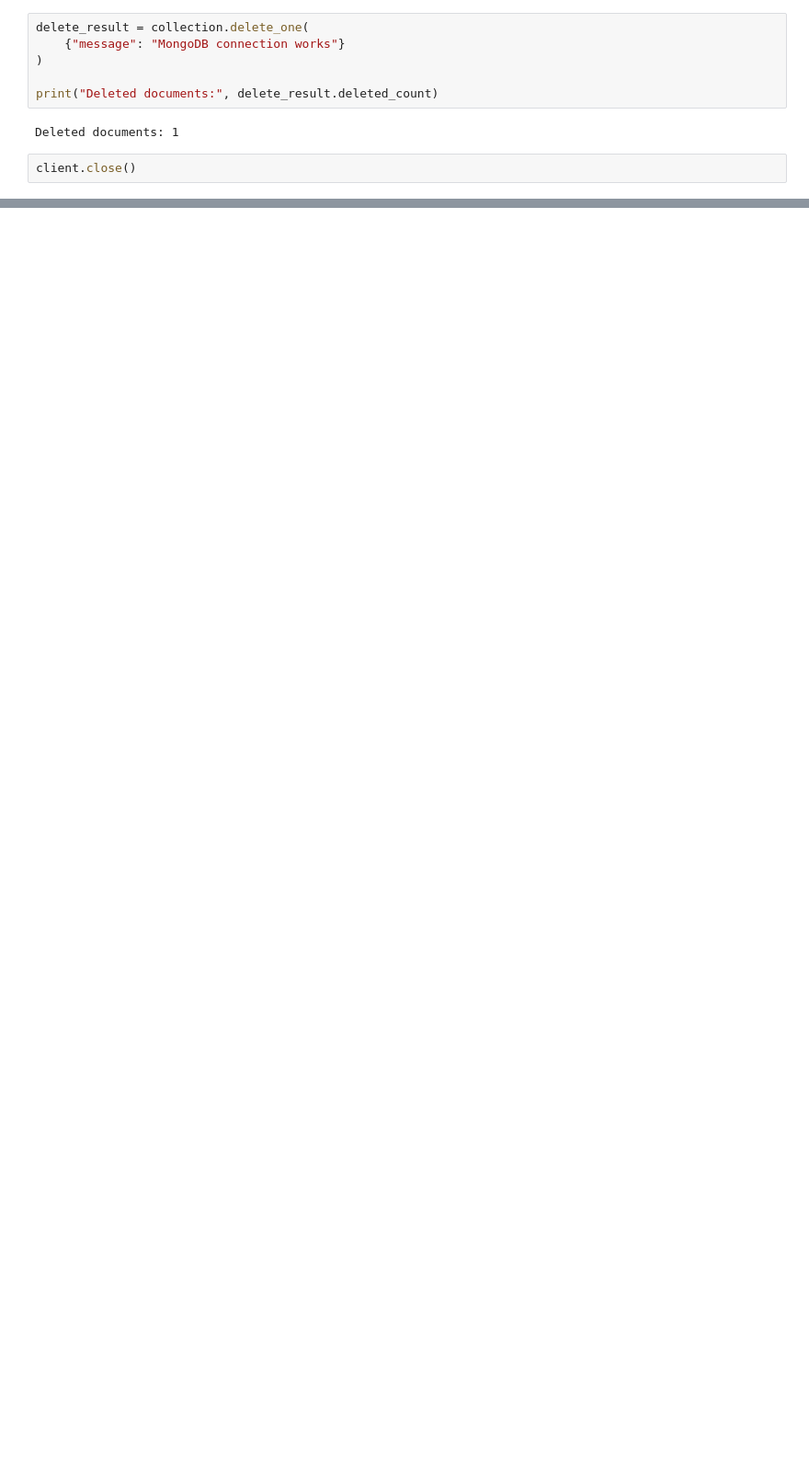
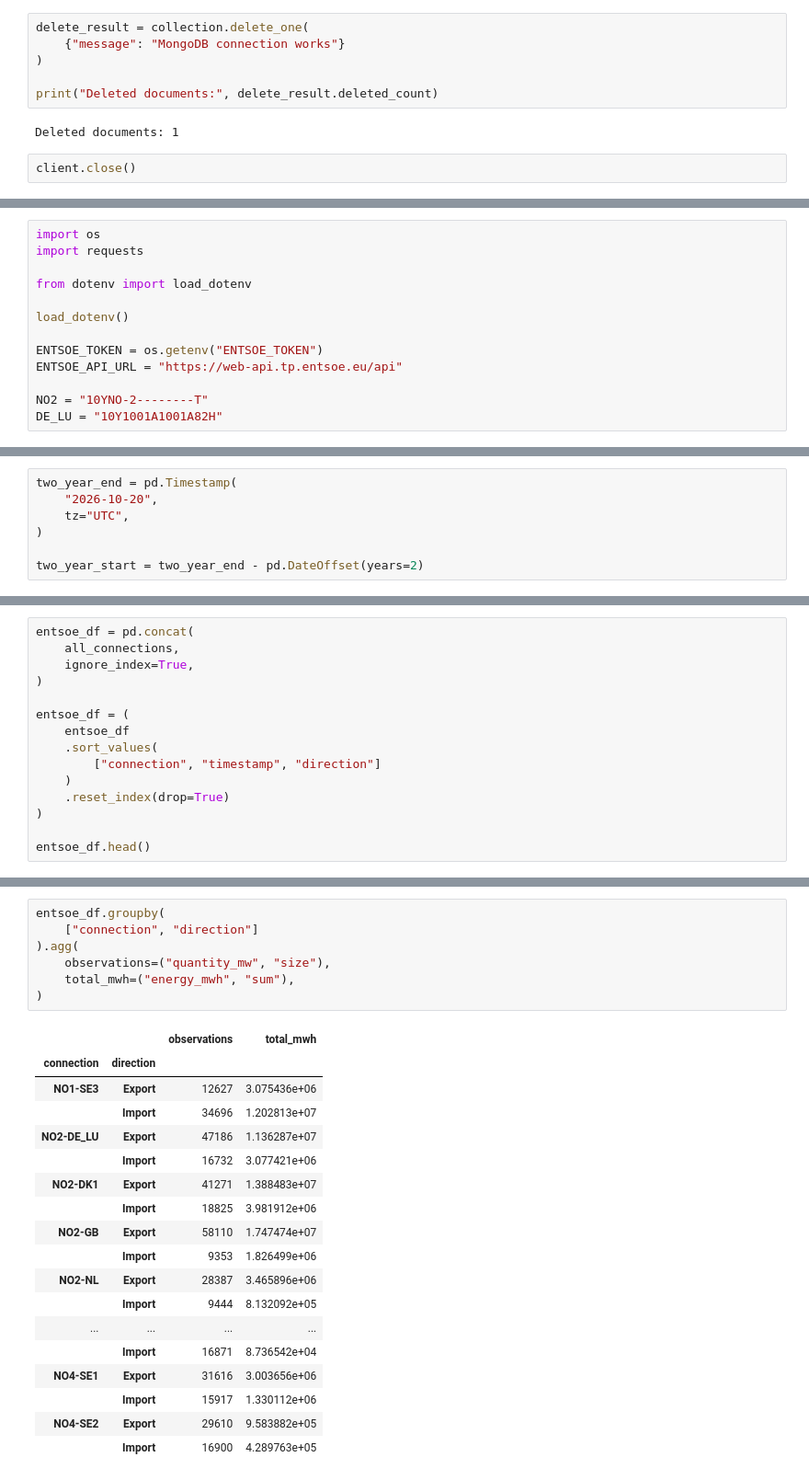
Before and after one commit to VasiliiAnderson/ind320-project, a Jupyter notebook: notebooks/compulsory_2.ipynb, the cells around one changed output, grey strips where cells are left out. Shown at 92% size. Drawn from its saved outputs; the diff is of its cells as text; blank space fills up the shorter version.

Commit message:
Add ENTSO-E data workflow and Spark dependencies

```diff
--- a/notebooks/compulsory_2.ipynb
+++ b/notebooks/compulsory_2.ipynb
@@ -296,0 +297,13 @@ client.close()
+# %%
+import os
+import requests
+
+from dotenv import load_dotenv
+
+load_dotenv()
+
+ENTSOE_TOKEN = os.getenv("ENTSOE_TOKEN")
+ENTSOE_API_URL = "https://web-api.tp.entsoe.eu/api"
+
+NO2 = "10YNO-2--------T"
+DE_LU = "10Y1001A1001A82H"
@@ -296,0 +681,7 @@ client.close()
+# %%
+two_year_end = pd.Timestamp(
+    "2026-10-20",
+    tz="UTC",
+)
+
+two_year_start = two_year_end - pd.DateOffset(years=2)
@@ -296,0 +783,15 @@ client.close()
+# %%
+entsoe_df = pd.concat(
+    all_connections,
+    ignore_index=True,
+)
+
+entsoe_df = (
+    entsoe_df
+    .sort_values(
+        ["connection", "timestamp", "direction"]
+    )
+    .reset_index(drop=True)
+)
+
+entsoe_df.head()
@@ -296,0 +805,26 @@ client.close()
+# %%
+entsoe_df.groupby(
+    ["connection", "direction"]
+).agg(
+    observations=("quantity_mw", "size"),
+    total_mwh=("energy_mwh", "sum"),
+)
+# %% [output]
+|  |  | observations | total_mwh |
+| connection | direction |  |  |
+| NO1-SE3 | Export | 12627 | 3.075436e+06 |
+|  | Import | 34696 | 1.202813e+07 |
+| NO2-DE_LU | Export | 47186 | 1.136287e+07 |
+|  | Import | 16732 | 3.077421e+06 |
+| NO2-DK1 | Export | 41271 | 1.388483e+07 |
+|  | Import | 18825 | 3.981912e+06 |
+| NO2-GB | Export | 58110 | 1.747474e+07 |
+|  | Import | 9353 | 1.826499e+06 |
+| NO2-NL | Export | 28387 | 3.465896e+06 |
+|  | Import | 9444 | 8.132092e+05 |
+| ... | ... | ... | ... |
+|  | Import | 16871 | 8.736542e+04 |
+| NO4-SE1 | Export | 31616 | 3.003656e+06 |
+|  | Import | 15917 | 1.330112e+06 |
+| NO4-SE2 | Export | 29610 | 9.583882e+05 |
+|  | Import | 16900 | 4.289763e+05 |
```
Also changed, not shown: parts of 26 cells of this notebook, 2 other files.
